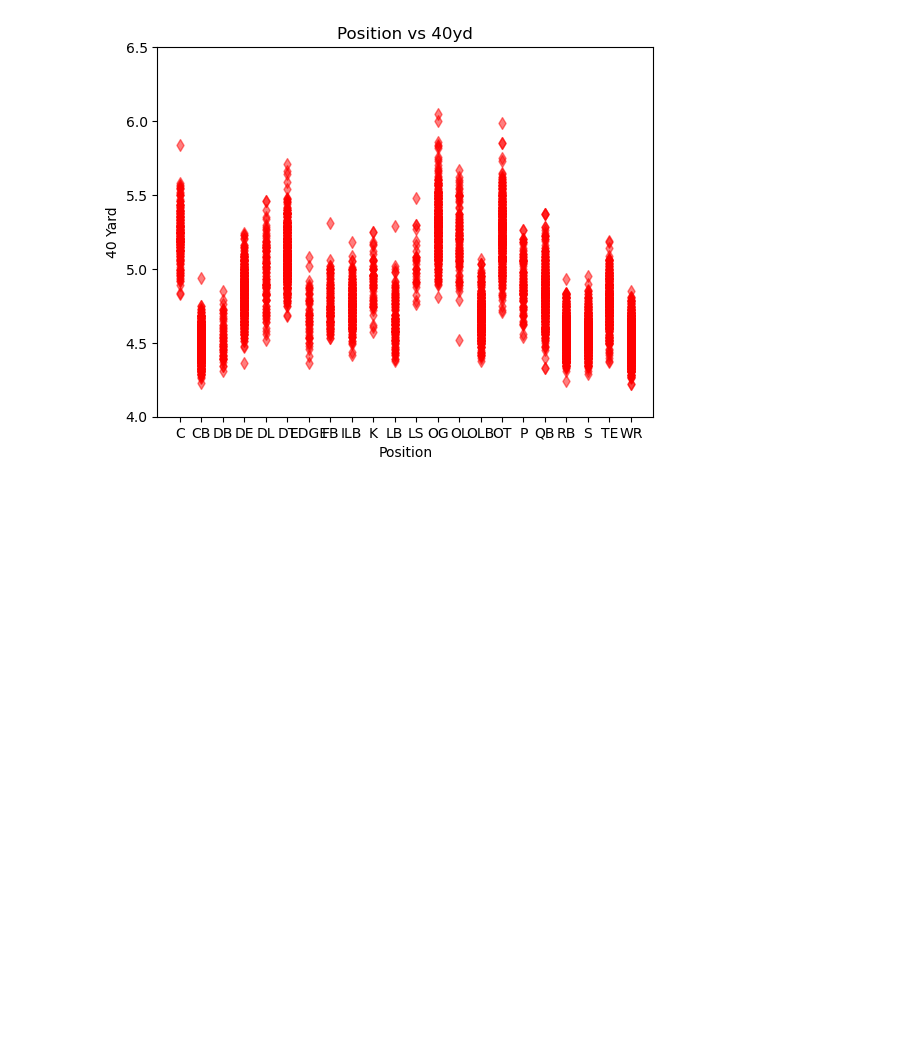
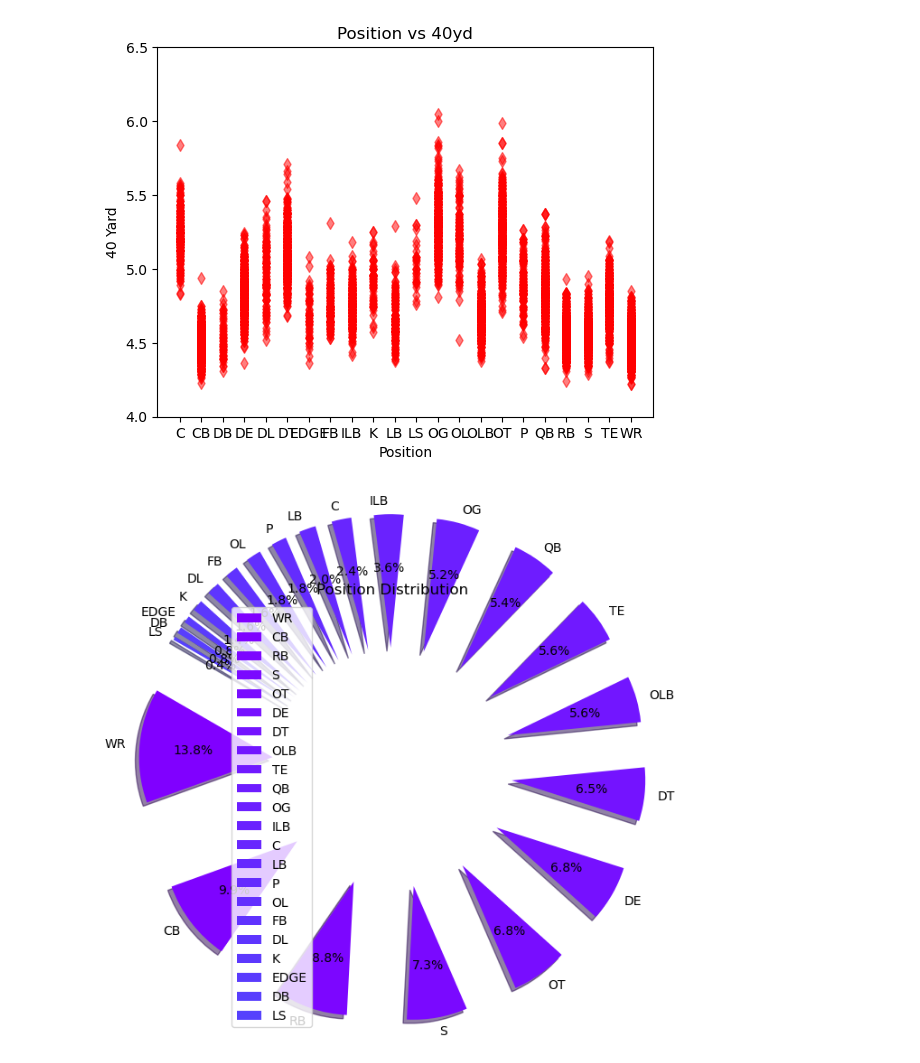
Before and after one commit to AiMO-MO-MO/Project-_FF, a Jupyter notebook: FF_BLC.ipynb, the cells around one changed output. Saved outputs shown, nothing was run; the diff lists cells and outputs as text; code cells hidden in the pictures; blank space fills up the shorter version.

```diff
--- a/FF_BLC.ipynb
+++ b/FF_BLC.ipynb
@@ -205,4 +205,21 @@ plt.ylabel("40 Yard")
 plt.show()
 # %% [output]
 [figure]
+# %%
+position_dist = FullCombine_df["Pos"].value_counts()
+
+labels = position_dist.index
+positions = position_dist.values
+colors = plt.cm.rainbow(range(len(position_dist)))
+explode = (0.9,) * len(position_dist)  # Adjust the explode values
+
+position_count = plt.pie(positions, labels=labels, colors=colors, explode=explode,
+                         autopct="%1.1f%%", shadow=True, startangle=150)
+
+plt.legend(loc="upper left")
+plt.title("Position Distribution")
+
+plt.show()
+# %% [output]
+[figure, added]
 # %%
```
Also changed, not shown: parts of 2 cells of this notebook.
